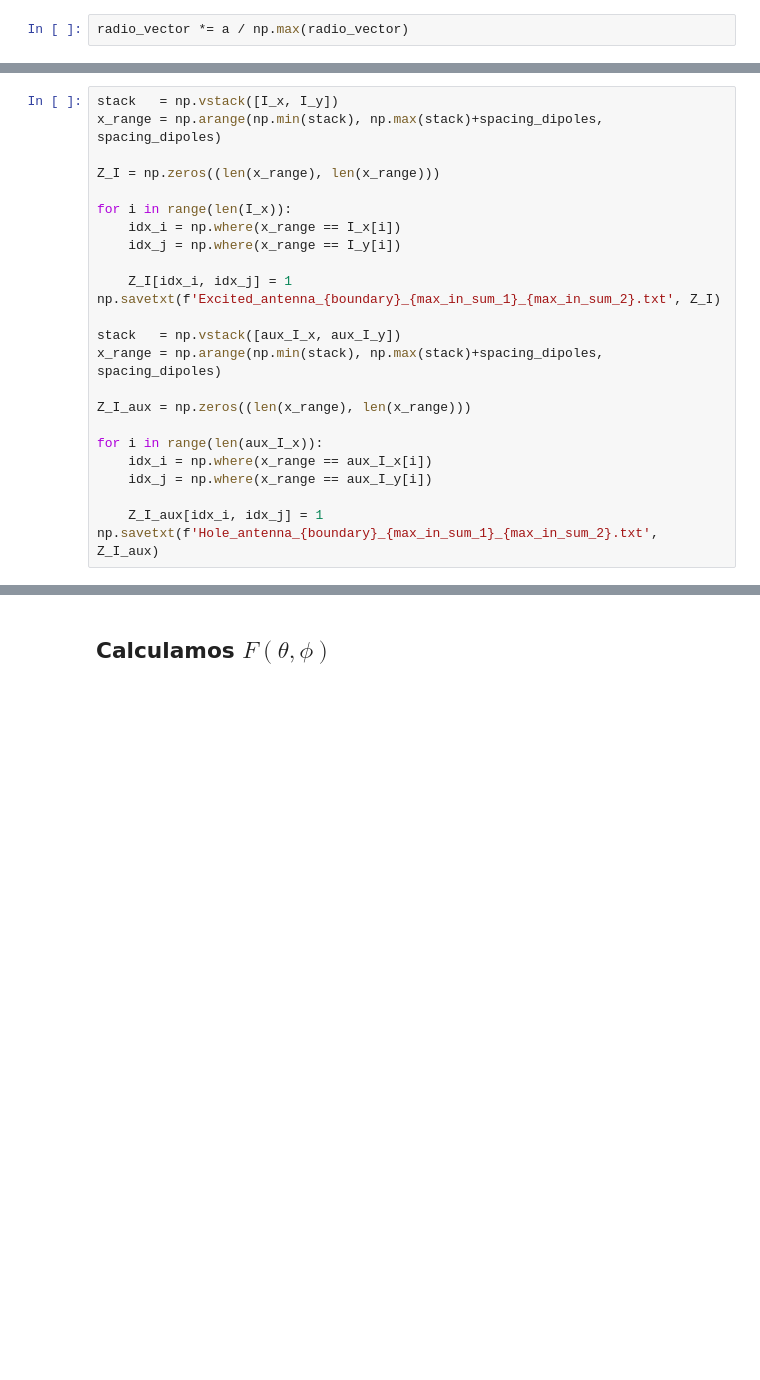
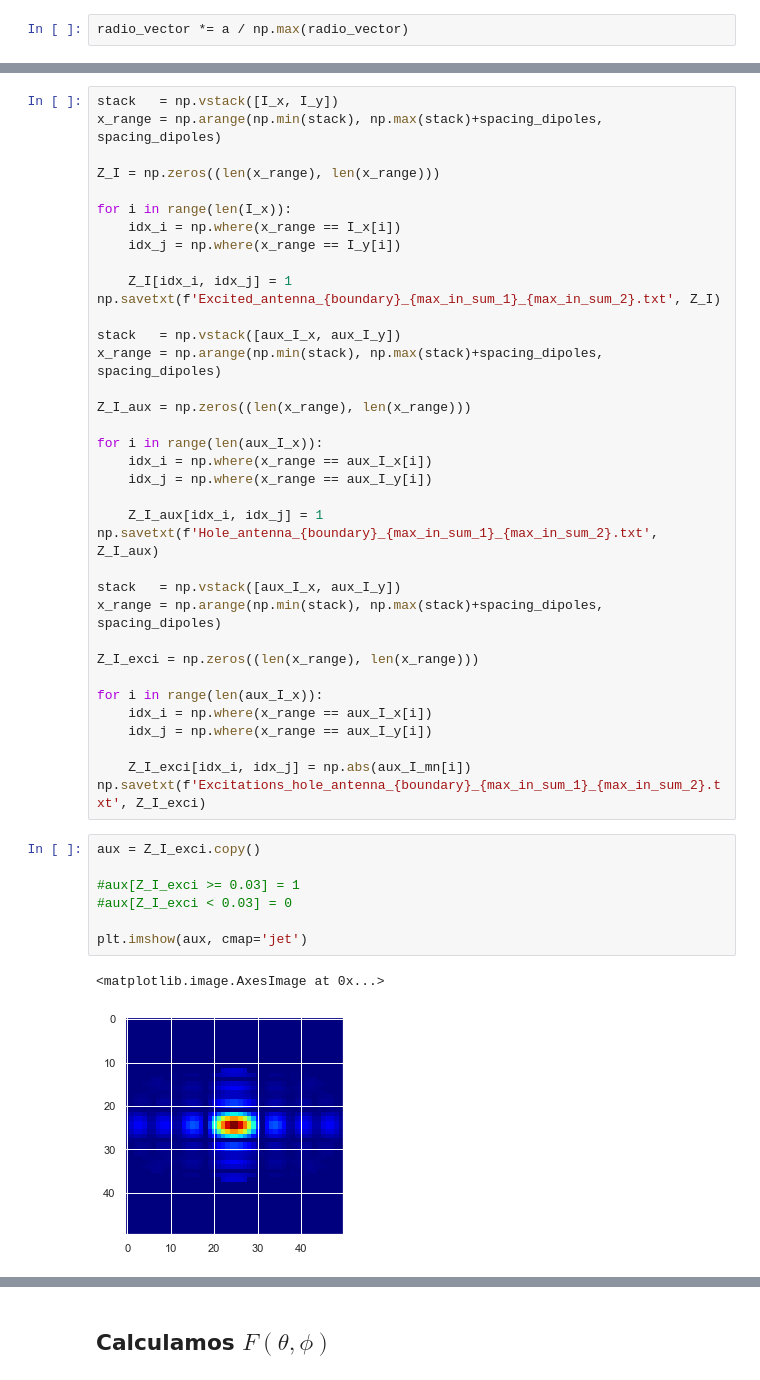
Before and after one commit to CibranLopez/Antennas, a Jupyter notebook: Antennas.ipynb, the cells around one changed output, grey strips where cells are left out. Drawn from its saved outputs; the diff is of its cells as text; blank space fills up the shorter version.

Commit message:
Antenna excitations

```diff
--- a/Antennas.ipynb
+++ b/Antennas.ipynb
@@ -269,6 +268,28 @@ for i in range(len(aux_I_x)):
 
     Z_I_aux[idx_i, idx_j] = 1
 np.savetxt(f'Hole_antenna_{boundary}_{max_in_sum_1}_{max_in_sum_2}.txt', Z_I_aux)
+
+stack   = np.vstack([aux_I_x, aux_I_y])
+x_range = np.arange(np.min(stack), np.max(stack)+spacing_dipoles, spacing_dipoles)
+
+Z_I_exci = np.zeros((len(x_range), len(x_range)))
+
+for i in range(len(aux_I_x)):
+    idx_i = np.where(x_range == aux_I_x[i])
+    idx_j = np.where(x_range == aux_I_y[i])
+
+    Z_I_exci[idx_i, idx_j] = np.abs(aux_I_mn[i])
+np.savetxt(f'Excitations_hole_antenna_{boundary}_{max_in_sum_1}_{max_in_sum_2}.txt', Z_I_exci)
+# %%
+aux = Z_I_exci.copy()
+
+#aux[Z_I_exci >= 0.03] = 1
+#aux[Z_I_exci < 0.03] = 0
+
+plt.imshow(aux, cmap='jet')
+# %% [output]
+<matplotlib.image.AxesImage at 0x...>
+[figure, added]
 # %%
 plt.plot(aux_I_x, aux_I_y, 'o')
 plt.plot(I_x, I_y, 'o')
```
Also changed, not shown: parts of 9 cells of this notebook, 9 other files.
